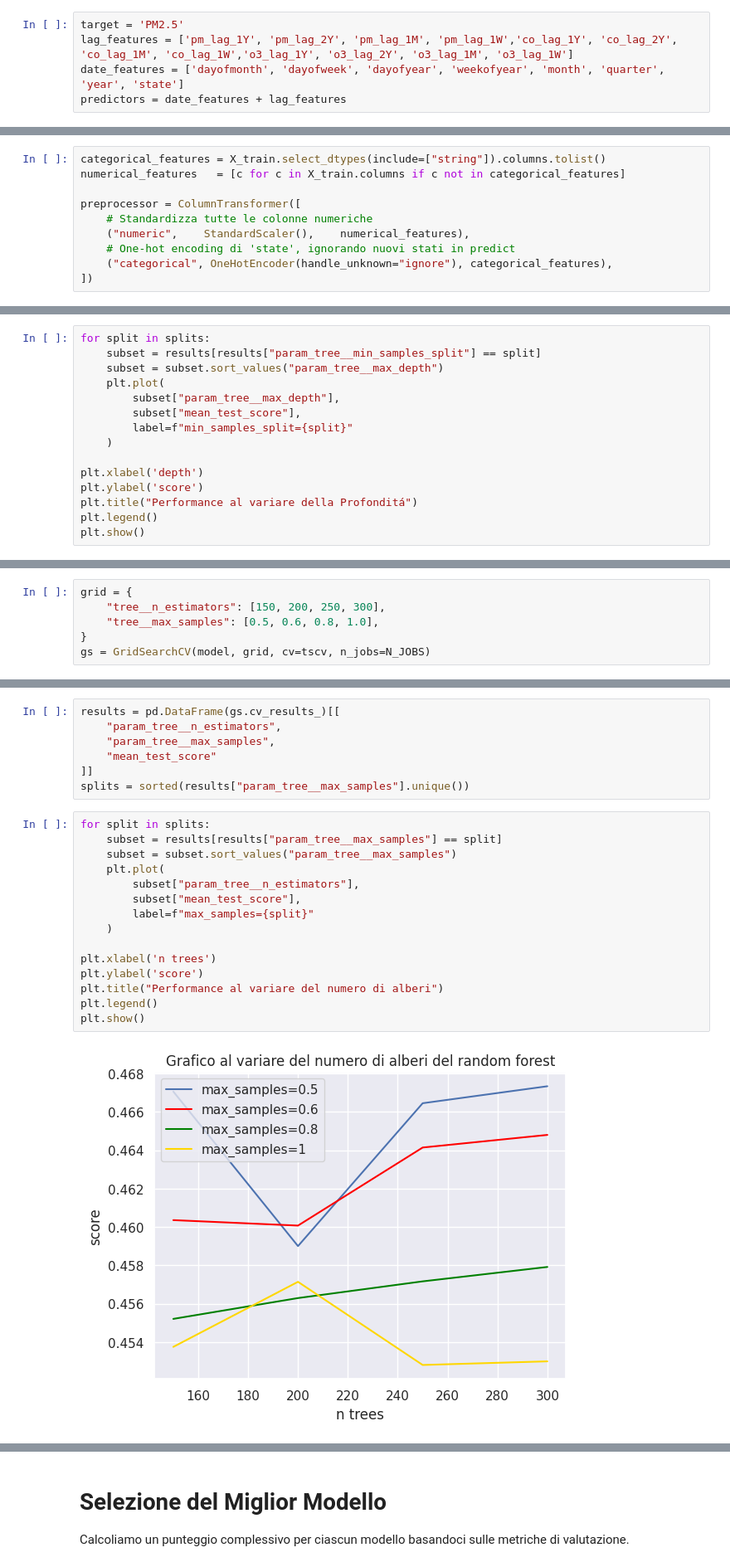
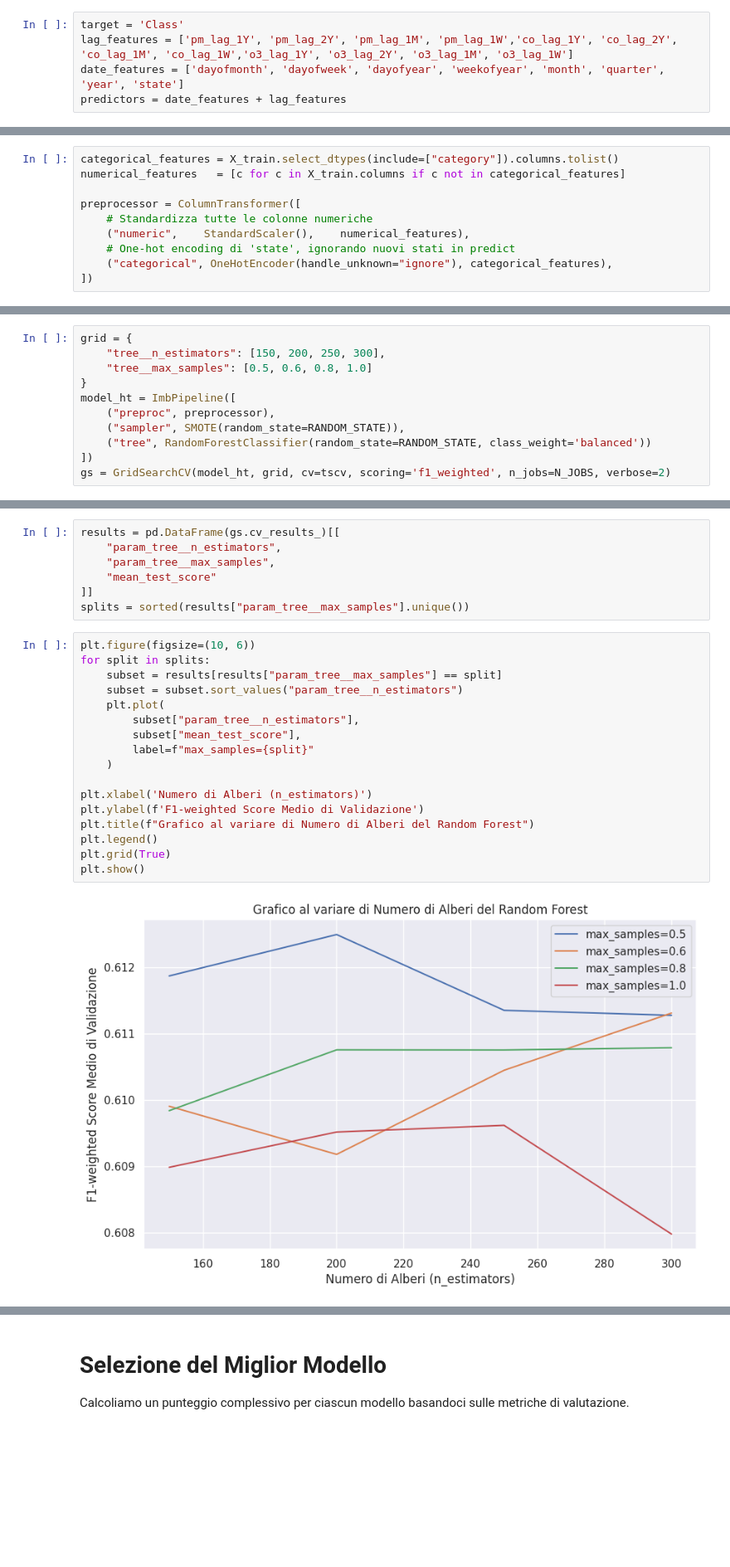
Before and after one commit to vMxster/air-quality-pm2.5, a Jupyter notebook: Notebooks/Classification/2_Training_Evaluation_Mixed.ipynb, the cells around one changed output, grey strips where cells are left out. Shown at 83% size. Cells and saved outputs as stored; diff of their text form; blank space fills up the shorter version.

```diff
--- a/Notebooks/Classification/2_Training_Evaluation_Mixed.ipynb
+++ b/Notebooks/Classification/2_Training_Evaluation_Mixed.ipynb
@@ -129,7 +149,7 @@ La variabile dipendente target dell'addestramento è `PM2.5`, che indica la conc
 ## Preparazione Dataset
 Per garantire un confronto equo tra tutti i modelli, alcuni dei quali non supportano i valori mancanti generati dalle lag features, elimineremo tutte le righe che li contengono. Va però tenuto presente che così facendo perdiamo un anno di dati storici. Modelli come XGBoost di scikit-learn sono in grado di gestire internamente i missing value e potrebbero beneficiarne; tuttavia, per mantenere omogenee le condizioni di allenamento, applichiamo il drop completo dei NaN.
 # %%
-target = 'PM2.5'
+target = 'Class'
 lag_features = ['pm_lag_1Y', 'pm_lag_2Y', 'pm_lag_1M', 'pm_lag_1W','co_lag_1Y', 'co_lag_2Y', 'co_lag_1M', 'co_lag_1W','o3_lag_1Y', 'o3_lag_2Y', 'o3_lag_1M', 'o3_lag_1W']
 date_features = ['dayofmonth', 'dayofweek', 'dayofyear', 'weekofyear', 'month', 'quarter', 'year', 'state']
 predictors = date_features + lag_features
@@ -203,7 +259,7 @@ Nel dataset ci sono sia feature numeriche che categoriche. <br>
 Per le numeriche è necessario applicare una normalizzazione dei dati, i quali avrebbero altrimenti valori su scale molto diverse che renderebbero più difficile la convergenza del modello. <br>
 Per poter utilizzare le variabili categoriche nell'addestramento di un modello di regressione si usa un OneHotEncoder, creando nuove colonne binarie per ciascuno dei valori ammissibili dalla variabile categorica.
 # %%
-categorical_features = X_train.select_dtypes(include=["string"]).columns.tolist()
+categorical_features = X_train.select_dtypes(include=["category"]).columns.tolist()
 numerical_features   = [c for c in X_train.columns if c not in categorical_features]
 
 preprocessor = ColumnTransformer([
@@ -792,15 +507,0 @@ splits = sorted(results["param_tree__min_samples_split"].unique())
-# %%
-for split in splits:
-    subset = results[results["param_tree__min_samples_split"] == split]
-    subset = subset.sort_values("param_tree__max_depth")
-    plt.plot(
-        subset["param_tree__max_depth"],
-        subset["mean_test_score"],
-        label=f"min_samples_split={split}"
-    )
-
-plt.xlabel('depth')
-plt.ylabel('score')
-plt.title("Performance al variare della Profonditá")
-plt.legend()
-plt.show()
@@ -855,9 +574,14 @@ Eseguiamo una ricerca esaustiva (`GridSearchCV`) per ottimizzare due iperparamet
 # %%
 grid = {
     "tree__n_estimators": [150, 200, 250, 300],
-    "tree__max_samples": [0.5, 0.6, 0.8, 1.0],
+    "tree__max_samples": [0.5, 0.6, 0.8, 1.0]
 }
-gs = GridSearchCV(model, grid, cv=tscv, n_jobs=N_JOBS)
+model_ht = ImbPipeline([
+    ("preproc", preprocessor),
+    ("sampler", SMOTE(random_state=RANDOM_STATE)),
+    ("tree", RandomForestClassifier(random_state=RANDOM_STATE, class_weight='balanced'))
+])
+gs = GridSearchCV(model_ht, grid, cv=tscv, scoring='f1_weighted', n_jobs=N_JOBS, verbose=2)
 # %%
 %time gs.fit(X_train, y_train)
 print()
@@ -876,19 +619,21 @@ results = pd.DataFrame(gs.cv_results_)[[
 ]]
 splits = sorted(results["param_tree__max_samples"].unique())
 # %%
+plt.figure(figsize=(10, 6))
 for split in splits:
     subset = results[results["param_tree__max_samples"] == split]
-    subset = subset.sort_values("param_tree__max_samples")
+    subset = subset.sort_values("param_tree__n_estimators")
     plt.plot(
         subset["param_tree__n_estimators"],
         subset["mean_test_score"],
         label=f"max_samples={split}"
     )
 
-plt.xlabel('n trees')
-plt.ylabel('score')
-plt.title("Performance al variare del numero di alberi")
+plt.xlabel('Numero di Alberi (n_estimators)')
+plt.ylabel(f'F1-weighted Score Medio di Validazione')
+plt.title(f"Grafico al variare di Numero di Alberi del Random Forest")
 plt.legend()
+plt.grid(True)
 plt.show()
 # %% [output]
-[figure, old version]
+[figure, new version]
```
Also changed, not shown: parts of 134 cells of this notebook, 3 other files.
